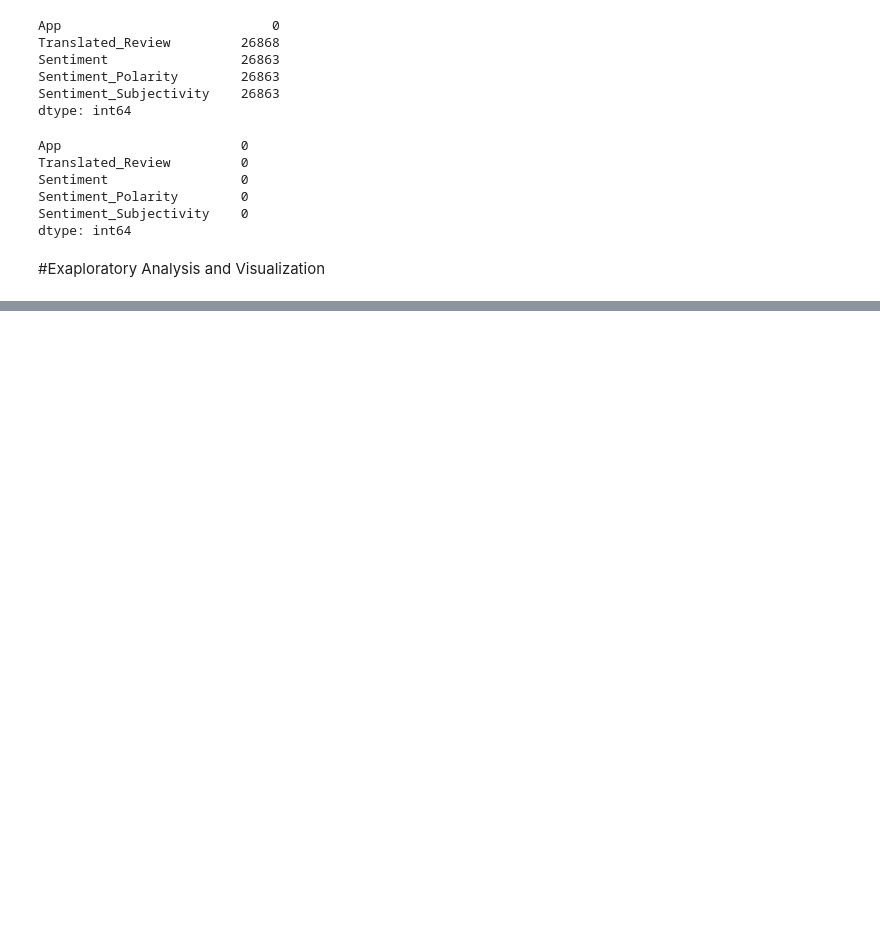
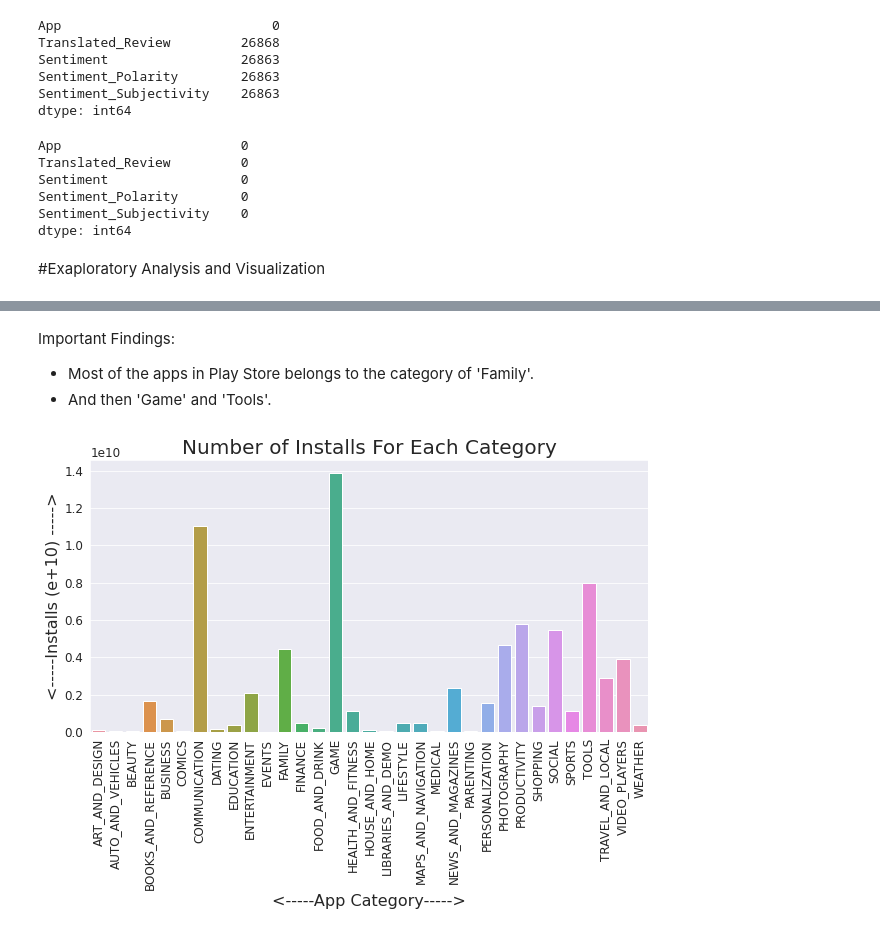
Before and after one commit to Manass20/Play-Store-App-Review-Analysis---Capstone-Project, a Jupyter notebook: Manas_Ranjan_Play_Store_App_Review_Analysis_Capstone_Project.ipynb, the cells around one changed output, grey strips where cells are left out. Saved outputs shown, nothing was run; the diff lists cells and outputs as text; code cells hidden in the pictures; blank space fills up the shorter version.

```diff
--- a/Manas_Ranjan_Play_Store_App_Review_Analysis_Capstone_Project.ipynb
+++ b/Manas_Ranjan_Play_Store_App_Review_Analysis_Capstone_Project.ipynb
@@ -508,0 +526,21 @@ dtype: int64
+# %% [markdown]
+Important Findings:
+*  Most of the apps in Play Store belongs to the category of 'Family'.
+*  And then 'Game' and 'Tools'.
+# %%
+# NUMBER OF INSTALLS FOR EACH CATEGORY
+
+categories = store_df.groupby('Category')
+category_installs_sum_df = categories[['Installs']].sum().reset_index()   # TO CONVERT GROUP BY OBJECTS INTO DATAFRAME
+
+plt.figure(figsize = (10, 5))
+sns.barplot(x = 'Category', y = 'Installs', data=category_installs_sum_df)
+
+plt.xticks(rotation = 90)
+plt.xlabel('<-----App Category----->', size = 16)
+plt.ylabel('<-----Installs (e+10) ----->', size = 16)
+plt.title('Number of Installs For Each Category', size = 20)
+
+plt.show()
+# %% [output]
+[figure, added]
```
Also changed, not shown: parts of 42 cells of this notebook.
